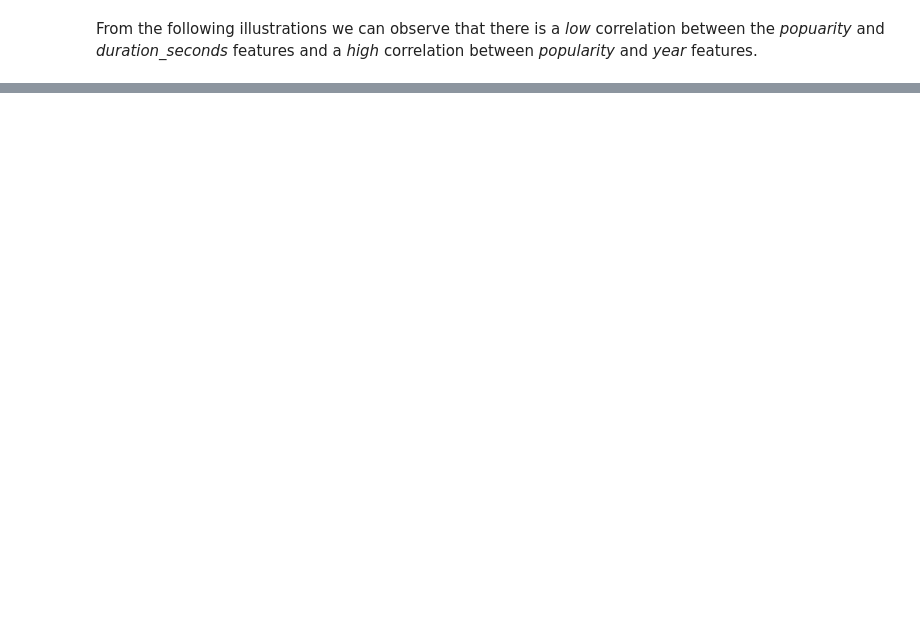
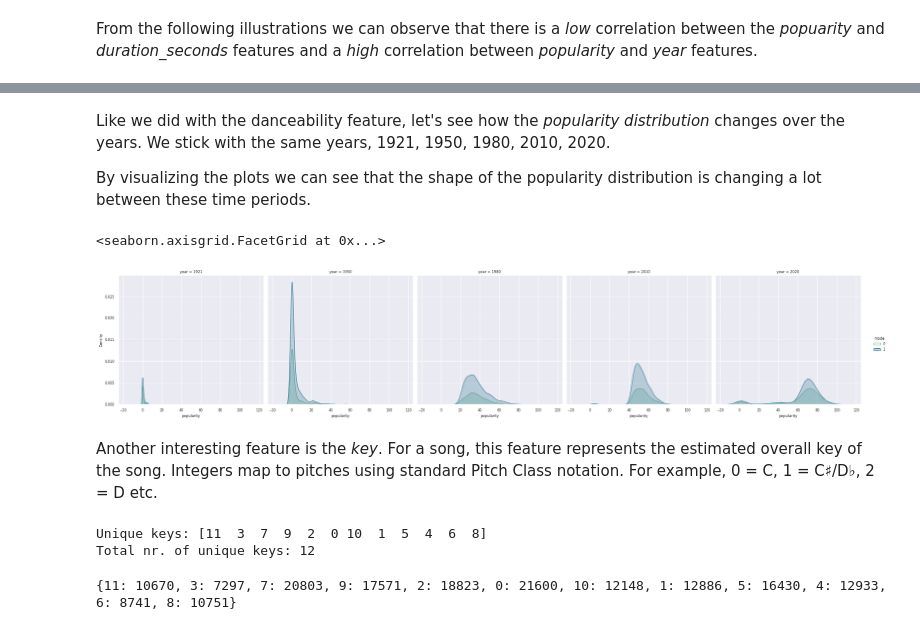
Before and after one commit to AnaMaria2019/data-vis-spotify-songs-dataset, a Jupyter notebook: data-vis-spotify-songs.ipynb, the cells around one changed output, grey strips where cells are left out. Drawn from its saved outputs; the diff is of its cells as text; code cells hidden in the pictures; blank space fills up the shorter version.

```diff
--- a/data-vis-spotify-songs.ipynb
+++ b/data-vis-spotify-songs.ipynb
@@ -145,0 +275,37 @@ Text(0.5, 1.0, 'Popularity vs Duration in seconds features correlation')
+# %% [markdown]
+Like we did with the danceability feature, let's see how the *popularity distribution* changes over the years. We stick with the same years, 1921, 1950, 1980, 2010, 2020.
+
+By visualizing the plots we can see that the shape of the popularity distribution is changing a lot between these time periods.
+# %%
+years = [1921, 1950, 1980, 2010, 2020]
+sb.displot(
+    data=data_shuffled[data_shuffled.year.isin(years)],
+    x='popularity',
+    hue='mode',
+    col='year',
+    kind='kde',
+    fill=True,
+    palette='crest'
+)
+# %% [output]
+<seaborn.axisgrid.FacetGrid at 0x...>
+[figure, added]
+# %% [markdown]
+Another interesting feature is the *key*. For a song, this feature represents the estimated overall key of the song. Integers map to pitches using standard Pitch Class notation. For example, 0 = C, 1 = C♯/D♭, 2 = D etc.
+# %%
+unique_keys = data_shuffled['key'].unique()
+print(f'Unique keys: {unique_keys}')
+print(f'Total nr. of unique keys: {len(unique_keys)}')
+# %% [output]
+Unique keys: [11  3  7  9  2  0 10  1  5  4  6  8]
+Total nr. of unique keys: 12
+# %%
+songs_count_per_key = {}
+
+for key in unique_keys:
+  current_key_songs = data_shuffled[data_shuffled['key'] == key]
+  songs_count_per_key[key] = len(current_key_songs.index)
+
+print(songs_count_per_key)
+# %% [output]
+{11: 10670, 3: 7297, 7: 20803, 9: 17571, 2: 18823, 0: 21600, 10: 12148, 1: 12886, 5: 16430, 4: 12933, 6: 8741, 8: 10751}
```
Also changed, not shown: parts of 26 cells of this notebook, 3 other files.
